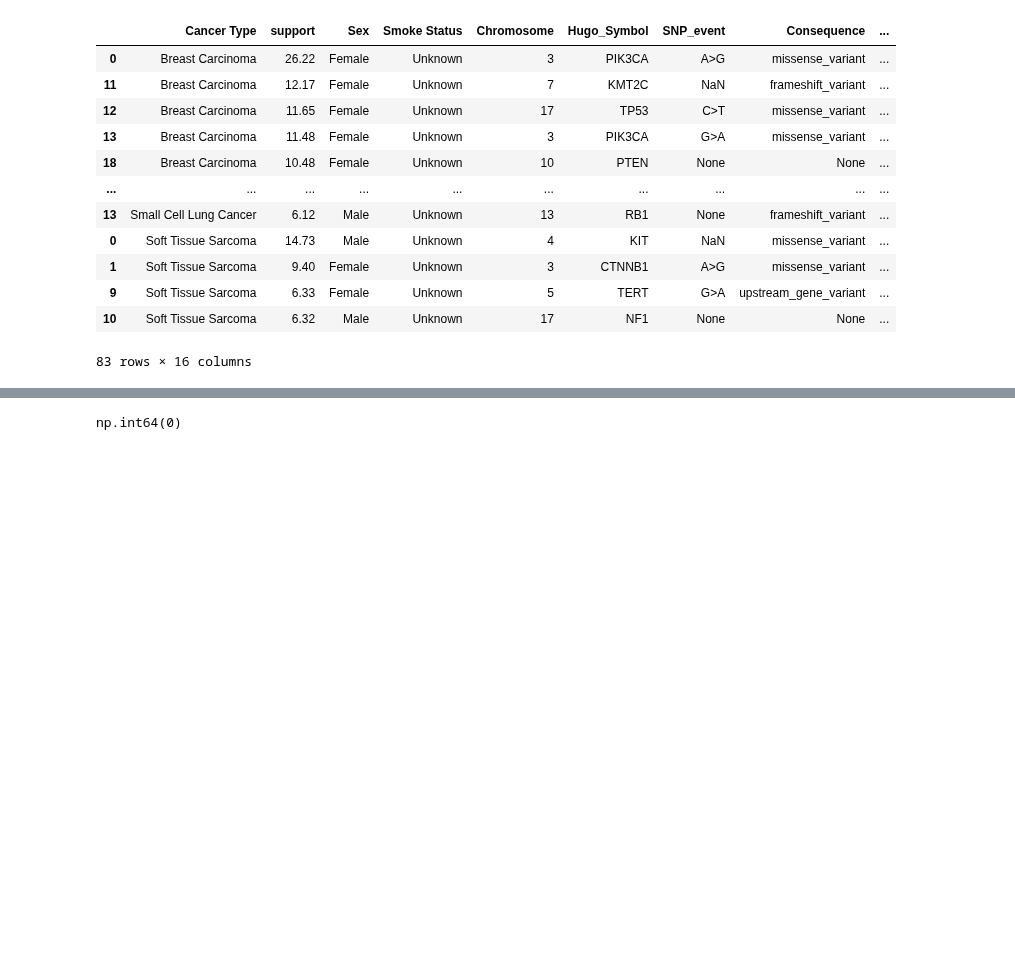
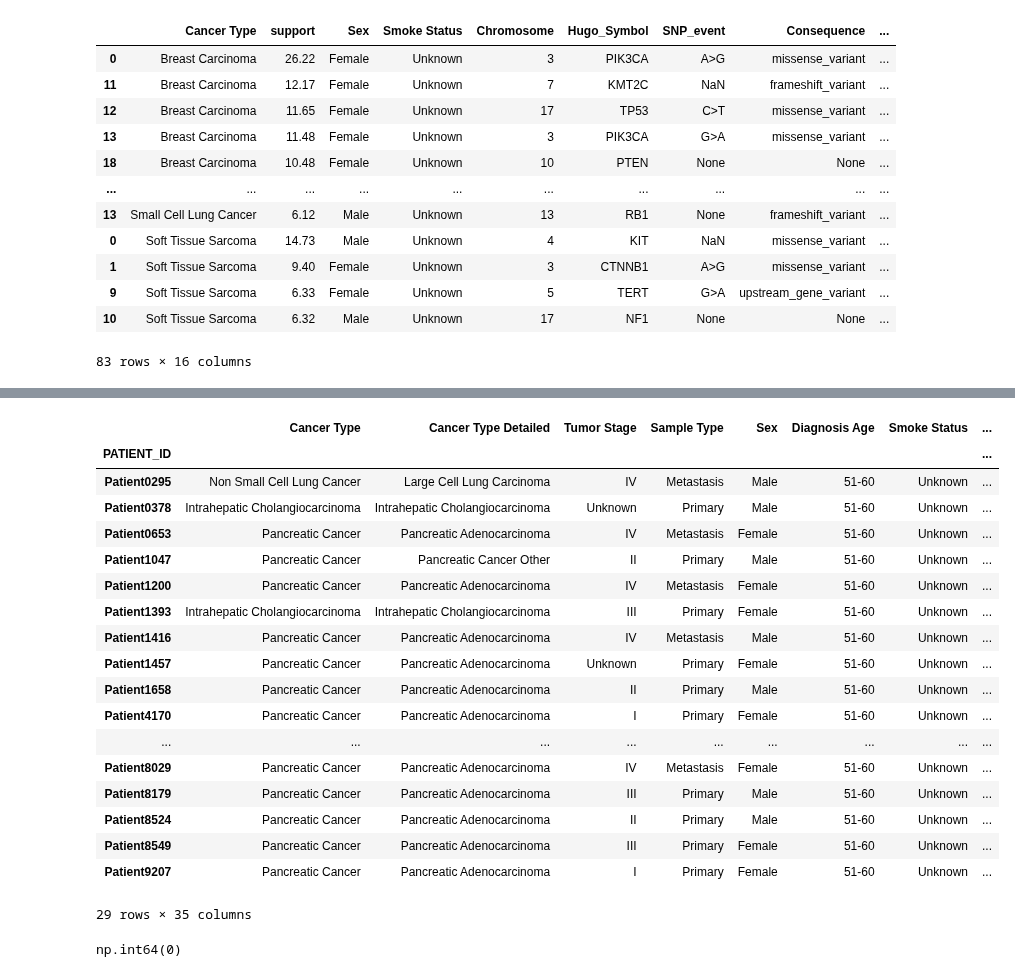
Before and after one commit to Taneun/OncoHypothesis-LLM-Ranker, a Jupyter notebook: pan_cancer/Lift.ipynb, the cells around one changed output, grey strips where cells are left out. Saved outputs shown, nothing was run; the diff lists cells and outputs as text; code cells hidden in the pictures; blank space fills up the shorter version.

```diff
--- a/pan_cancer/Lift.ipynb
+++ b/pan_cancer/Lift.ipynb
@@ -423,3 +712,36 @@ merged_df.to_csv("models_hypotheses/LIFT_hypotheses_as_sentences.csv")
+# %%
+t = data_for_lift[data_for_lift["Smoke Status"] == "Unknown"]
+t = t[t["Chromosome"] == "12"]
+t = t[t["Hugo_Symbol"] == "KRAS"]
+t = t[t["VAR_TYPE_SX"] == 'Substitution/Indel']
+t = t[t["Protein_position"] == 12]
+t = t[t["Exon_Number"] == "02/05"]
+t = t[t["Codons"] == "Ggt/Cgt"]
+t = t[t["SNP_event"] == "C>G"]
+t = t[t["Consequence"] == "missense_variant"]
+t = t[t["Diagnosis Age"] == "51-60"]
+t = t[t["Position"] == "25398285.0-25398285.0"]
+t
+# %% [output]
+|  | Cancer Type | Cancer Type Detailed | Tumor Stage | Sample Type | Sex | Diagnosis Age | Smoke Status | ... |
+| PATIENT_ID |  |  |  |  |  |  |  | ... |
+| Patient0295 | Non Small Cell Lung Cancer | Large Cell Lung Carcinoma | IV | Metastasis | Male | 51-60 | Unknown | ... |
+| Patient0378 | Intrahepatic Cholangiocarcinoma | Intrahepatic Cholangiocarcinoma | Unknown | Primary | Male | 51-60 | Unknown | ... |
+| Patient0653 | Pancreatic Cancer | Pancreatic Adenocarcinoma | IV | Metastasis | Female | 51-60 | Unknown | ... |
+| Patient1047 | Pancreatic Cancer | Pancreatic Cancer Other | II | Primary | Male | 51-60 | Unknown | ... |
+| Patient1200 | Pancreatic Cancer | Pancreatic Adenocarcinoma | IV | Metastasis | Female | 51-60 | Unknown | ... |
+| Patient1393 | Intrahepatic Cholangiocarcinoma | Intrahepatic Cholangiocarcinoma | III | Primary | Female | 51-60 | Unknown | ... |
+| Patient1416 | Pancreatic Cancer | Pancreatic Adenocarcinoma | IV | Metastasis | Male | 51-60 | Unknown | ... |
+| Patient1457 | Pancreatic Cancer | Pancreatic Adenocarcinoma | Unknown | Primary | Female | 51-60 | Unknown | ... |
+| Patient1658 | Pancreatic Cancer | Pancreatic Adenocarcinoma | II | Primary | Male | 51-60 | Unknown | ... |
+| Patient4170 | Pancreatic Cancer | Pancreatic Adenocarcinoma | I | Primary | Female | 51-60 | Unknown | ... |
+| ... | ... | ... | ... | ... | ... | ... | ... | ... |
+| Patient8029 | Pancreatic Cancer | Pancreatic Adenocarcinoma | IV | Metastasis | Female | 51-60 | Unknown | ... |
+| Patient8179 | Pancreatic Cancer | Pancreatic Adenocarcinoma | III | Primary | Male | 51-60 | Unknown | ... |
+| Patient8524 | Pancreatic Cancer | Pancreatic Adenocarcinoma | II | Primary | Male | 51-60 | Unknown | ... |
+| Patient8549 | Pancreatic Cancer | Pancreatic Adenocarcinoma | III | Primary | Female | 51-60 | Unknown | ... |
+| Patient9207 | Pancreatic Cancer | Pancreatic Adenocarcinoma | I | Primary | Female | 51-60 | Unknown | ... |
+29 rows × 35 columns
 # %%
 merged_df.to_csv("data_for_lift_merged.csv")
 # %%
```
Also changed, not shown: parts of 31 cells of this notebook.
